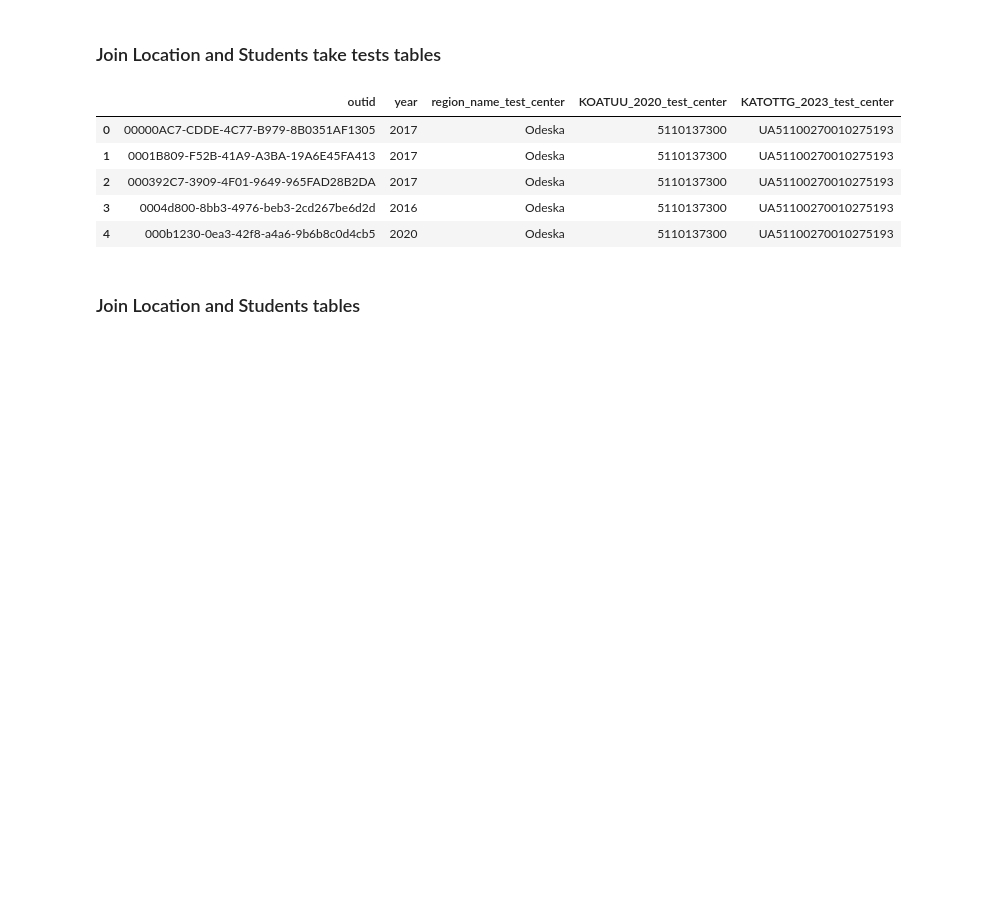
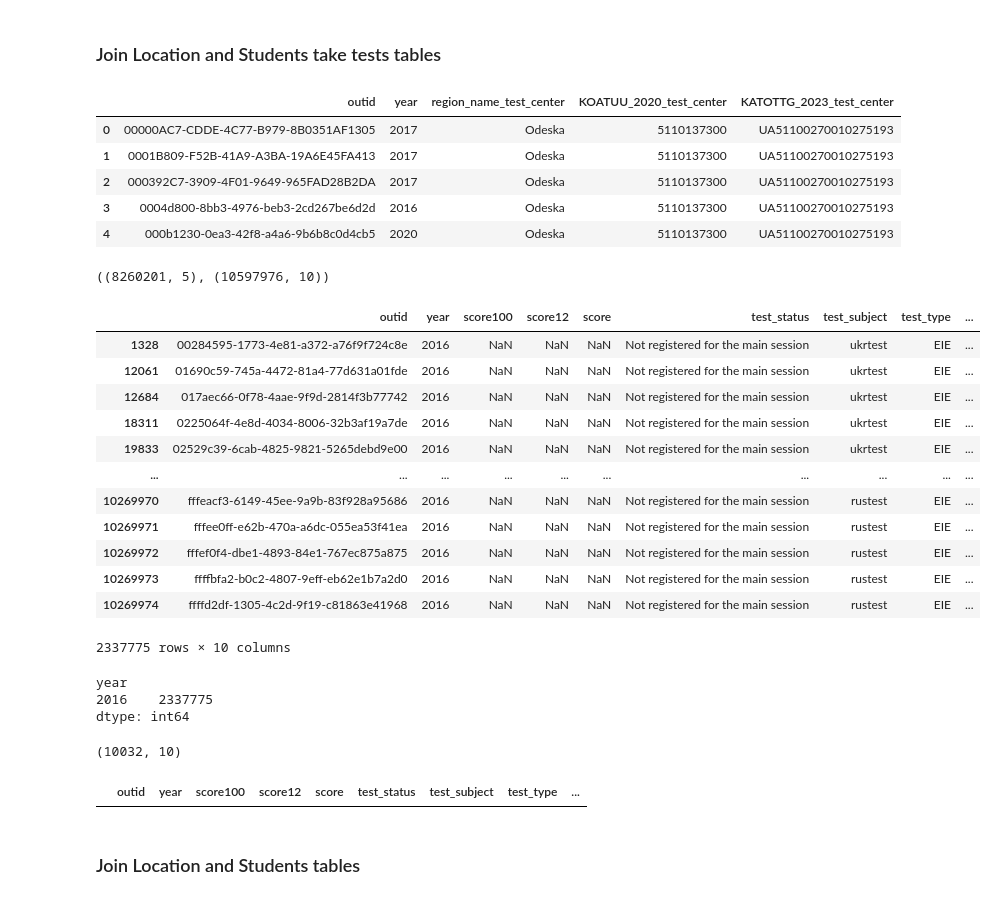
Before and after one commit to DataResponsibly/ZNO-Dataset, a Jupyter notebook: notebooks/tables_creation/Tables_Description.ipynb, the cells around one changed output. Cells and saved outputs as stored; diff of their text form; code cells hidden in the pictures; blank space fills up the shorter version.

Commit message:
small experiments in table desc

```diff
--- a/notebooks/tables_creation/Tables_Description.ipynb
+++ b/notebooks/tables_creation/Tables_Description.ipynb
@@ -338,7 +334,10 @@ df_location_centers = df_location_prep.rename(columns = {
     'category':'category_test_center'
 })
 # %%
-df_st_take_test_new = pd.merge(df_st_take_test_new, df_location_centers[['region_name_test_center','KOATUU_2020_test_center','KATOTTG_2023_test_center']], on='KATOTTG_2023_test_center', how='inner')[['outid','year', 'region_name_test_center', 'KOATUU_2020_test_center','KATOTTG_2023_test_center']]
+df_st_take_test_new = pd.merge(df_st_take_test_new,
+                               df_location_centers[['region_name_test_center','KOATUU_2020_test_center','KATOTTG_2023_test_center']],
+                               on='KATOTTG_2023_test_center', how='inner'
+                               )[['outid','year', 'region_name_test_center', 'KOATUU_2020_test_center','KATOTTG_2023_test_center']]
 df_st_take_test_new.head()
 # %% [output]
 |  | outid | year | region_name_test_center | KOATUU_2020_test_center | KATOTTG_2023_test_center |
@@ -347,6 +346,40 @@ df_st_take_test_new.head()
 | 2 | 000392C7-3909-4F01-9649-965FAD28B2DA | 2017 | Odeska | 5110137300 | UA51100270010275193 |
 | 3 | 0004d800-8bb3-4976-beb3-2cd267be6d2d | 2016 | Odeska | 5110137300 | UA51100270010275193 |
 | 4 | 000b1230-0ea3-42f8-a4a6-9b6b8c0d4cb5 | 2020 | Odeska | 5110137300 | UA51100270010275193 |
+# %%
+df_st_take_test_new.shape, df_st_take_tests.shape
+# %% [output]
+((8260201, 5), (10597976, 10))
+# %%
+#  check df_st_take_tests which are not in df_st_take_test_new by KATOTTG_2023_test_center
+df_st_take_tests[~df_st_take_tests['KATOTTG_2023_test_center'].isin(df_st_take_test_new['KATOTTG_2023_test_center'])]
+# %% [output]
+|  | outid | year | score100 | score12 | score | test_status | test_subject | test_type | ... |
+| 1328 | 00284595-1773-4e81-a372-a76f9f724c8e | 2016 | NaN | NaN | NaN | Not registered for the main session | ukrtest | EIE | ... |
+| 12061 | 01690c59-745a-4472-81a4-77d631a01fde | 2016 | NaN | NaN | NaN | Not registered for the main session | ukrtest | EIE | ... |
+| 12684 | 017aec66-0f78-4aae-9f9d-2814f3b77742 | 2016 | NaN | NaN | NaN | Not registered for the main session | ukrtest | EIE | ... |
+| 18311 | 0225064f-4e8d-4034-8006-32b3af19a7de | 2016 | NaN | NaN | NaN | Not registered for the main session | ukrtest | EIE | ... |
+| 19833 | 02529c39-6cab-4825-9821-5265debd9e00 | 2016 | NaN | NaN | NaN | Not registered for the main session | ukrtest | EIE | ... |
+| ... | ... | ... | ... | ... | ... | ... | ... | ... | ... |
+| 10269970 | fffeacf3-6149-45ee-9a9b-83f928a95686 | 2016 | NaN | NaN | NaN | Not registered for the main session | rustest | EIE | ... |
+| 10269971 | fffee0ff-e62b-470a-a6dc-055ea53f41ea | 2016 | NaN | NaN | NaN | Not registered for the main session | rustest | EIE | ... |
+| 10269972 | fffef0f4-dbe1-4893-84e1-767ec875a875 | 2016 | NaN | NaN | NaN | Not registered for the main session | rustest | EIE | ... |
+| 10269973 | ffffbfa2-b0c2-4807-9eff-eb62e1b7a2d0 | 2016 | NaN | NaN | NaN | Not registered for the main session | rustest | EIE | ... |
+| 10269974 | ffffd2df-1305-4c2d-9f19-c81863e41968 | 2016 | NaN | NaN | NaN | Not registered for the main session | rustest | EIE | ... |
+2337775 rows × 10 columns
+# %%
+df_st_take_tests[~df_st_take_tests['KATOTTG_2023_test_center'].isin(df_st_take_test_new['KATOTTG_2023_test_center'])].groupby('year').size()
+# %% [output]
+year
+2016    2337775
+dtype: int64
+# %%
+# check df_st_take_tests which are not in df_st_take_test_new by outid
+print(df_st_take_tests[~df_st_take_tests['outid'].isin(df_st_take_test_new['outid'])].shape)
+df_st_take_tests[(~df_st_take_tests['outid'].isin(df_st_take_test_new['outid'])) & (df_st_take_tests['test_status'] != 'Not registered for the main session')]
+# %% [output]
+(10032, 10)
+|  | outid | year | score100 | score12 | score | test_status | test_subject | test_type | ... |
 # %% [markdown]
 ### Join Location and Students tables
 # %%
```
Also changed, not shown: parts of 1 cell of this notebook.
